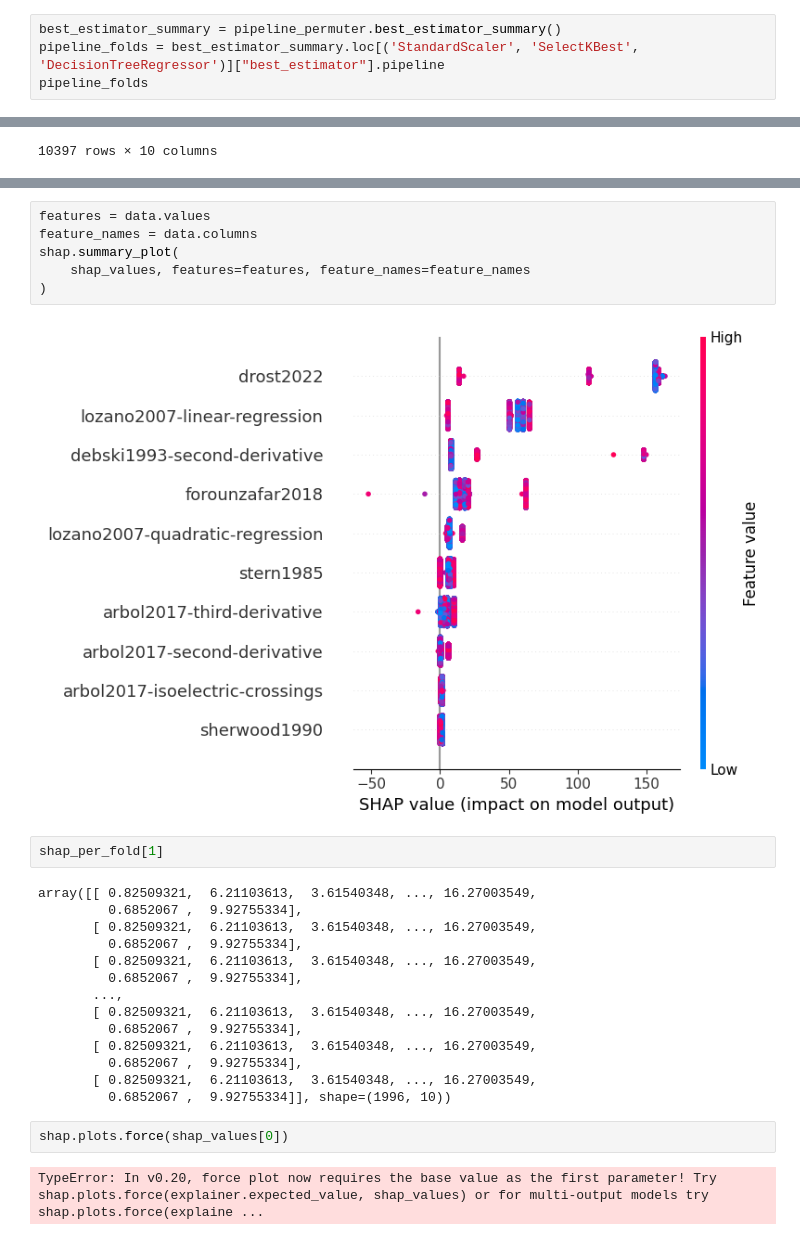
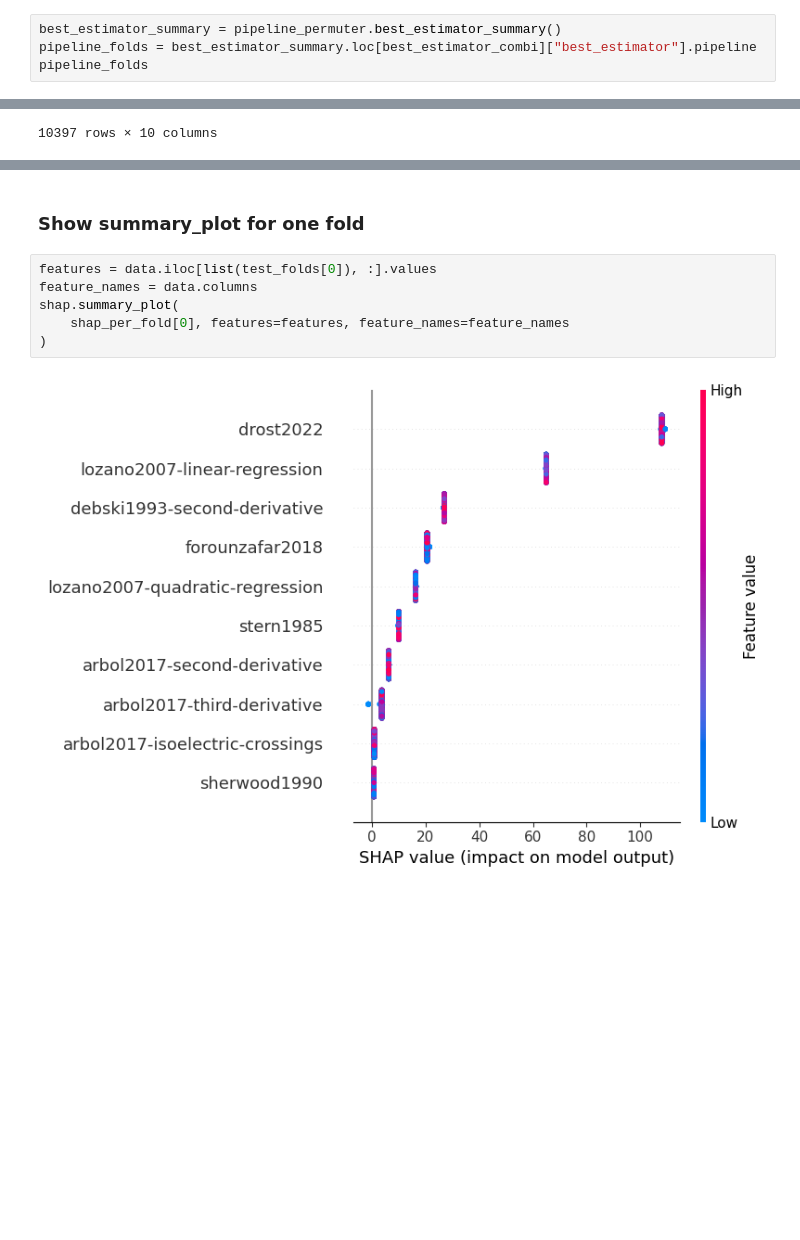
Before and after one commit to empkins/pepbench, a Jupyter notebook: experiments/pep_algorithm_benchmarking/notebooks/ML_analysis/Evaluation/AnalyseShapValues.ipynb, the cells around one changed output, grey strips where cells are left out. Saved outputs shown, nothing was run; the diff lists cells and outputs as text; blank space fills up the shorter version.

```diff
--- a/experiments/pep_algorithm_benchmarking/notebooks/ML_analysis/Evaluation/AnalyseShapValues.ipynb
+++ b/experiments/pep_algorithm_benchmarking/notebooks/ML_analysis/Evaluation/AnalyseShapValues.ipynb
@@ -63,7 +44,7 @@ best_estimator_combi
 #### Get the pipeline folds for the best performing pipeline combination
 # %%
 best_estimator_summary = pipeline_permuter.best_estimator_summary()
-pipeline_folds = best_estimator_summary.loc[('StandardScaler', 'SelectKBest', 'DecisionTreeRegressor')]["best_estimator"].pipeline
+pipeline_folds = best_estimator_summary.loc[best_estimator_combi]["best_estimator"].pipeline
 pipeline_folds
 # %% [output]
 [Pipeline(memory=Memory(location=cachedir/joblib),
@@ -299,28 +158,10 @@ Index(['arbol2017-isoelectric-crossings', 'arbol2017-second-derivative',
-# %%
-features = data.values
-feature_names = data.columns
-shap.summary_plot(
-    shap_values, features=features, feature_names=feature_names
-)
-# %% [output]
-[figure, removed]
-# %%
-shap_per_fold[1]
-# %% [output]
-array([[ 0.82509321,  6.21103613,  3.61540348, ..., 16.27003549,
-         0.6852067 ,  9.92755334],
-       [ 0.82509321,  6.21103613,  3.61540348, ..., 16.27003549,
-         0.6852067 ,  9.92755334],
-       [ 0.82509321,  6.21103613,  3.61540348, ..., 16.27003549,
-         0.6852067 ,  9.92755334],
-       ...,
-       [ 0.82509321,  6.21103613,  3.61540348, ..., 16.27003549,
-         0.6852067 ,  9.92755334],
-       [ 0.82509321,  6.21103613,  3.61540348, ..., 16.27003549,
-         0.6852067 ,  9.92755334],
-       [ 0.82509321,  6.21103613,  3.61540348, ..., 16.27003549,
-         0.6852067 ,  9.92755334]], shape=(1996, 10))
-# %%
-shap.plots.force(shap_values[0])
-# %% [output]
-TypeError: In v0.20, force plot now requires the base value as the first parameter! Try shap.plots.force(explainer.expected_value, shap_values) or for multi-output models try shap.plots.force(explaine ...
+# %% [markdown]
+### Show summary_plot for one fold
+# %%
+features = data.iloc[list(test_folds[0]), :].values
+feature_names = data.columns
+shap.summary_plot(
+    shap_per_fold[0], features=features, feature_names=feature_names
+)
+# %% [output]
+[figure, added]
```
Also changed, not shown: parts of 28 cells of this notebook, 2 other files.
